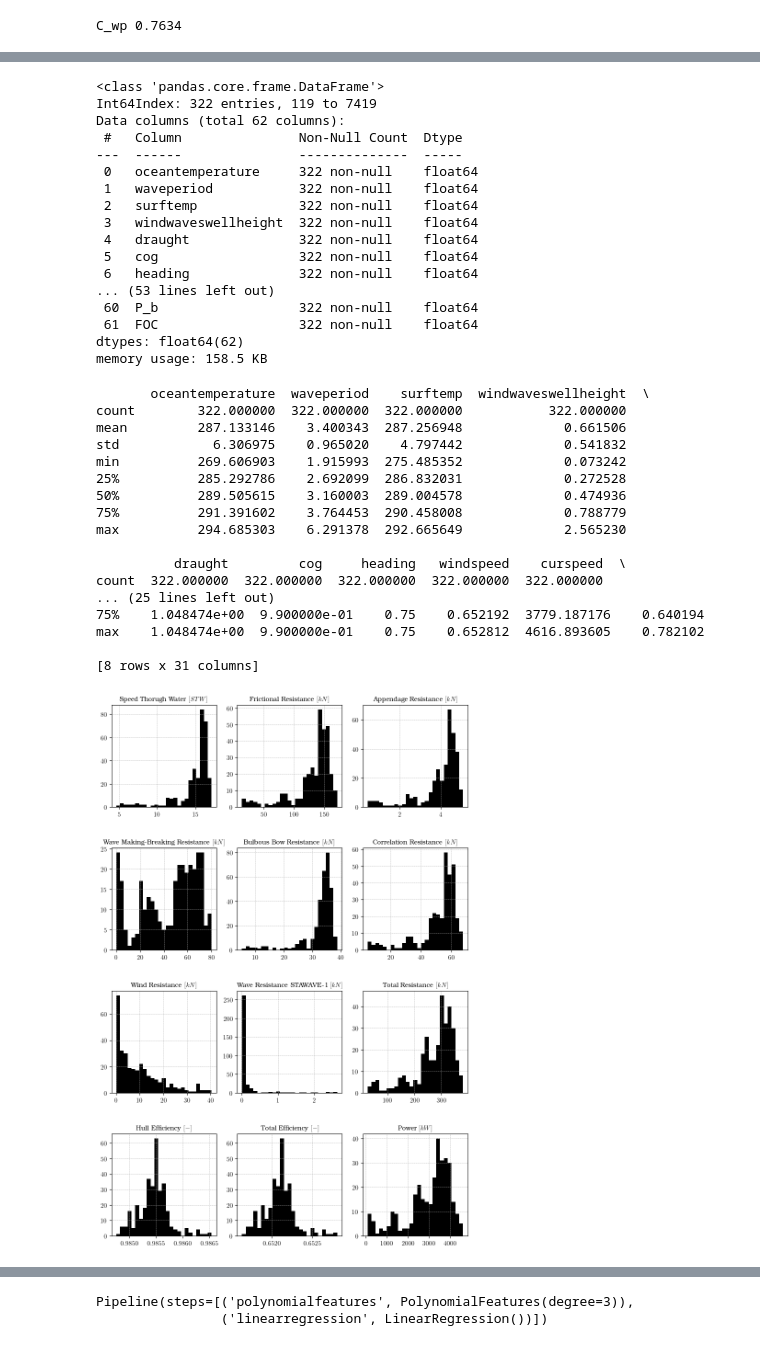
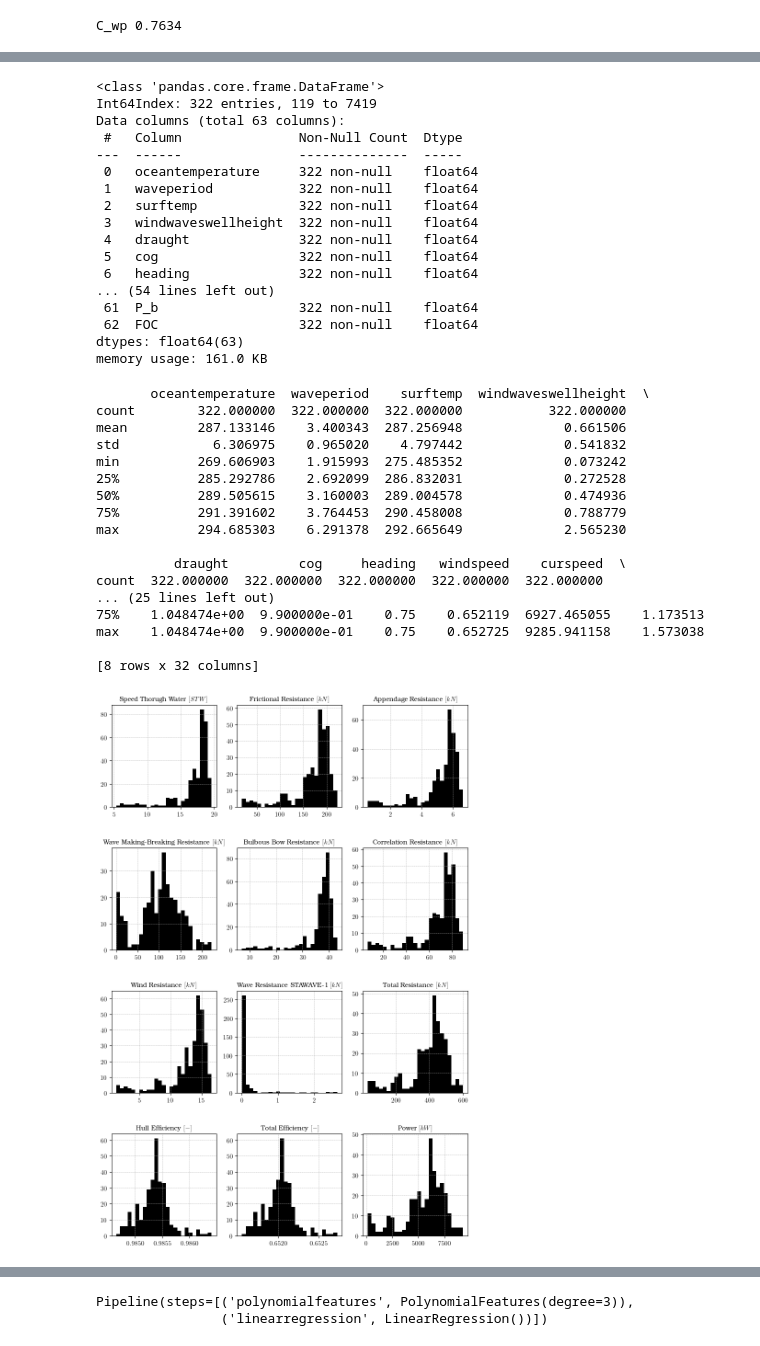
Before and after one commit to hiwafi/thesis-ais, a Jupyter notebook: AISJune_stg_two_v2.ipynb, the cells around one changed output, grey strips where cells are left out. Drawn from its saved outputs; the diff is of its cells as text; code cells hidden in the pictures.

Commit message:
New Raa by holtrop Mennen

```diff
--- a/AISJune_stg_two_v2.ipynb
+++ b/AISJune_stg_two_v2.ipynb
@@ -813,12 +813,12 @@ dfprog["stw_y_act"] = (dfprog["vgy_act"] - dfprog["vcy"])
 # Model have tendecy to 'undepredict'
 
 dfprog["vwms_a"] = np.sqrt(dfprog["stw_x_act"]**2 + dfprog["stw_y_act"]**2)
-dfprog["stw_act"] = (dfprog["vwms_a"]*1.9438)*0.87
+dfprog["stw_act"] = (dfprog["vwms_a"]*1.9438)
 
 # For the prediction
 
 dfprog["vwms_p"] = np.sqrt(dfprog["stw_x"]**2 + dfprog["stw_y"]**2)
-dfprog["stw_pred"] = (dfprog["vwms_p"]*1.9438)*0.87
+dfprog["stw_pred"] = (dfprog["vwms_p"]*1.9438)
 
 # /1.1922
 # %%
@@ -1068,3 +1085,8 @@ c4 = 0.04
 C_a = 0.006*(lwl+100)**-0.16 - 0.00205 + 0.003*math.sqrt(lwl/7.5)*C_b**4*c2*(0.04-c4)
 
 dfprog['R_a'] = 0.5*rho_sea*dfprog['stw_pred_ms']**2*dfprog['S_bh']*C_a
+# %%
+# Recalculate calculate using Holtrop Mennen
+A_f = 325.3
+dfprog['R_aa_hm'] = 0.5 * rho_air * dfprog['stw_pred_ms']**2 * 0.8 * A_f
+print(dfprog['R_aa_hm'])
@@ -1107,7 +1173,9 @@ dfprog['R_awl'] = np.select(condwave,choicewave,0)
 # %%
 # Calculate total Resistance
 
-dfprog['R_tot'] = dfprog['R_f'] + dfprog['R_app'] + dfprog['R_w'] + dfprog['R_b'] + dfprog['R_a']  + dfprog['R_aa'] + dfprog['R_awl']
+# dfprog['R_tot'] = dfprog['R_f'] + dfprog['R_app'] + dfprog['R_w'] + dfprog['R_b'] + dfprog['R_a']  + dfprog['R_aa'] + dfprog['R_awl']
+dfprog['R_tot'] = dfprog['R_f'] + dfprog['R_app'] + dfprog['R_w'] + dfprog['R_b'] + dfprog['R_a']  + dfprog['R_aa_hm'] + dfprog['R_awl']
+
 dfprog['R_tot'] = dfprog['R_tot'] / 1e3
 
 df_prog=dfprog.drop(['C_f','Re','F_ni'],axis=1)
@@ -1129,7 +1197,7 @@ dfprog['eff_tot'] = dfprog['eff_h']* dfprog['eff_r']* dfprog['eff_s']*dfprog['ef
 # %%
 # Calculate power and FOC
 
-dfprog['P_b'] = (dfprog['R_tot'] * dfprog['stw_pred_ms'])/dfprog['eff_tot']*0.9 # in kW, also consider resistance due to fouling
+dfprog['P_b'] = (dfprog['R_tot'] * dfprog['stw_pred_ms'])/dfprog['eff_tot'] # in kW
 SFOC = 169.4 # g/kWh, taken from datasheet Waertsilla 8V31
 dfprog['FOC'] = (dfprog['P_b'] * SFOC)/1e6 # get FOC t/h
 dfprog.head()
@@ -1146,7 +1214,7 @@ dfprog.info()
 # %% [output]
 <class 'pandas.core.frame.DataFrame'>
 Int64Index: 322 entries, 119 to 7419
-Data columns (total 62 columns):
+Data columns (total 63 columns):
  #   Column               Non-Null Count  Dtype
 ---  ------               --------------  -----
  0   oceantemperature     322 non-null    float64
@@ -1156,11 +1224,11 @@ Data columns (total 62 columns):
  4   draught              322 non-null    float64
  5   cog                  322 non-null    float64
  6   heading              322 non-null    float64
-... (53 lines left out)
- 60  P_b                  322 non-null    float64
- 61  FOC                  322 non-null    float64
-dtypes: float64(62)
-memory usage: 158.5 KB
+... (54 lines left out)
+ 61  P_b                  322 non-null    float64
+ 62  FOC                  322 non-null    float64
+dtypes: float64(63)
+memory usage: 161.0 KB
 # %%
 # Drop All intermediate Constants
 
@@ -1187,10 +1255,10 @@ max          294.685303    6.291378  292.665649             2.565230
           draught         cog     heading   windspeed    curspeed  \
 count  322.000000  322.000000  322.000000  322.000000  322.000000
 ... (25 lines left out)
-75%    1.048474e+00  9.900000e-01    0.75    0.652192  3779.187176    0.640194
-max    1.048474e+00  9.900000e-01    0.75    0.652812  4616.893605    0.782102
+75%    1.048474e+00  9.900000e-01    0.75    0.652119  6927.465055    1.173513
+max    1.048474e+00  9.900000e-01    0.75    0.652725  9285.941158    1.573038
 
-[8 rows x 31 columns]
+[8 rows x 32 columns]
 # %%
 fs = 10
 
@@ -1209,7 +1277,8 @@ R_app = dfprog_f['R_app']/1e3
 R_w = dfprog_f['R_w']/1e3
 R_b = dfprog_f['R_b']/1e3
 R_a = dfprog_f['R_a']/1e3
-R_aa = dfprog_f['R_aa']/1e3
+# R_aa = dfprog_f['R_aa']/1e3
+R_aa_hm = dfprog_f['R_aa_hm']/1e3
 R_awl = dfprog_f['R_awl']/1e3
 R_tot = dfprog_f['R_tot']
 eff_h = dfprog_f['eff_h']
@@ -1245,38 +1314,42 @@ axes[1, 2].hist(R_a,bins=25,color='black')
 axes[1, 2].set_title(r'Correlation Resistance $[kN]$', fontsize=fs)
 axes[1, 2].grid(True,linestyle = '--', linewidth = 0.5)
 
-axes[2, 0].hist(R_aa,bins=25,color='black')
+# axes[2, 0].hist(R_aa,bins=25,color='black')
+# axes[2, 0].set_title(r'Wind Resistance $[kN]$', fontsize=fs)
+# axes[2, 0].grid(True,linestyle = '--', linewidth = 0.5)
+
+axes[2, 0].hist(R_aa_hm,bins=25,color='black')
 axes[2, 0].set_title(r'Wind Resistance $[kN]$', fontsize=fs)
 axes[2, 0].grid(True,linestyle = '--', linewidth = 0.5)
 
 axes[2, 1].hist(R_awl,bins=25,color='black')
 axes[2, 1].set_title(r'Wave Resistance STAWAVE-1 $[kN]$', fontsize=fs)
 axes[2, 1].grid(True,linestyle = '--', linewidth = 0.5)
 
 axes[2, 2].hist(R_tot,bins=25,color='black')
 axes[2, 2].set_title(r'Total Resistance $[kN]$', fontsize=fs)
 axes[2, 2].grid(True,linestyle = '--', linewidth = 0.5)
 
 axes[3, 0].hist(eff_h,bins=25,color='black')
 axes[3, 0].set_title(r'Hull Efficiency $[-]$', fontsize=fs)
 axes[3, 0].grid(True,linestyle = '--', linewidth = 0.5)
 
 axes[3, 1].hist(eff_tot,bins=25,color='black')
 axes[3, 1].set_title(r'Total Efficiency $[-]$', fontsize=fs)
 axes[3, 1].grid(True,linestyle = '--', linewidth = 0.5)
 
 axes[3, 2].hist(P_b,bins=25,color='black')
 axes[3, 2].set_title(r'Power $[kW]$', fontsize=fs)
 axes[3, 2].grid(True,linestyle = '--', linewidth = 0.5)
 
 # axes[4, 1].hist(FOC,bins=25,color='black')
 # axes[4, 1].set_title(r'Fuel Consumption $[t/h]$', fontsize=fs)
 # axes[4, 1].grid(True,linestyle = '--', linewidth = 0.5)
 
 fig.subplots_adjust(hspace=0.4)
 plt.show()
 # %% [output]
-[figure, old version]
+[figure, new version]
 # %%
 plt.scatter(stw,P_b,edgecolors='black')
 plt.xlabel(r'Speed Through Water [$STW$]', fontsize=13)
```
Also changed, not shown: parts of 17 cells of this notebook.
